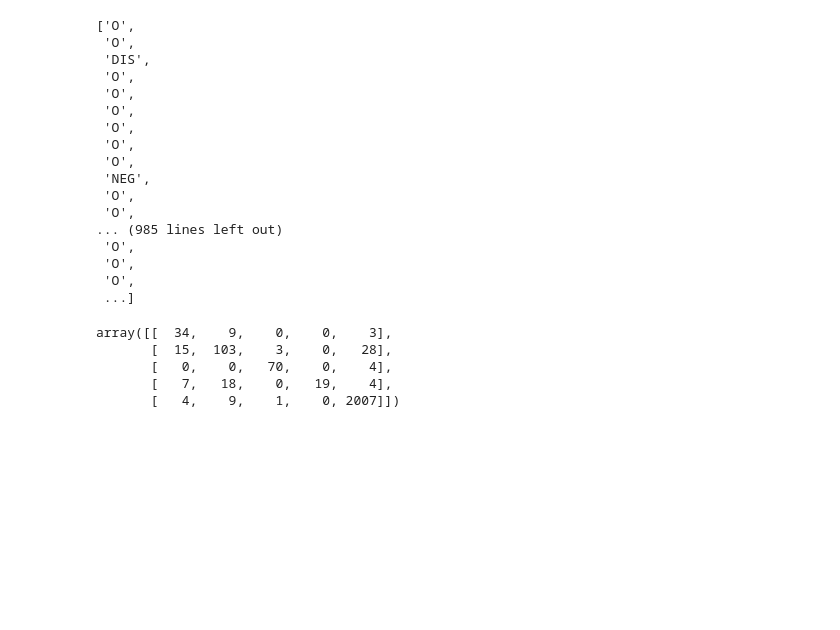
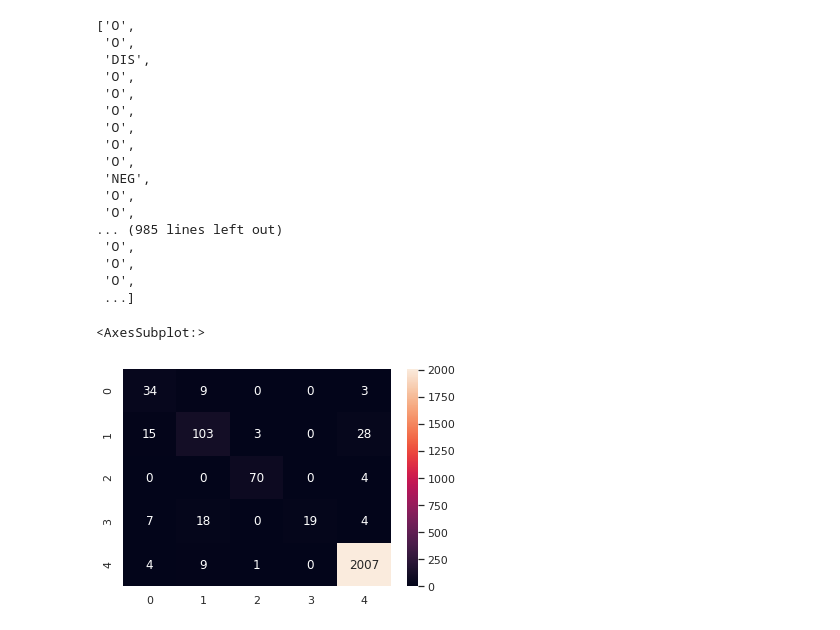
Before and after one commit to callebalik/clinical_NLP_SE, a Jupyter notebook: notebooks/conll_confusion_matrix.ipynb, the cells around one changed output. Cells and saved outputs as stored; diff of their text form; code cells hidden in the pictures; blank space fills up the shorter version.

```diff
--- a/notebooks/conll_confusion_matrix.ipynb
+++ b/notebooks/conll_confusion_matrix.ipynb
@@ -93,14 +82,15 @@ def generate_confusion_matrix(annotation_set_1, annotation_set_2, classes:list):
 def get_dataset_labels(annotation_set):
     return sorted(set(create_total_target_vector(annotation_set)))
 # %%
+import seaborn as sns
+import numpy as np
 a1 = Path(f"{DATA}/interim/corpus/a1")
 a2 = Path(f"{DATA}/interim/corpus/a2")
 classes = ["SYM","FND","NEG","DIS","O"]
-generate_confusion_matrix(a1, a2, classes)
+cm = generate_confusion_matrix(a1, a2, classes)
+sns.heatmap(cm, annot=True, fmt="")
+# sns.heatmap(cm/np.sum(cm), annot=True, fmt=".2%")
 # %% [output]
-array([[  34,    9,    0,    0,    3],
-       [  15,  103,    3,    0,   28],
-       [   0,    0,   70,    0,    4],
-       [   7,   18,    0,   19,    4],
-       [   4,    9,    1,    0, 2007]])
+<AxesSubplot:>
+[figure, added]
 # %%
```
Also changed, not shown: parts of 11 cells of this notebook, 13 other files.
